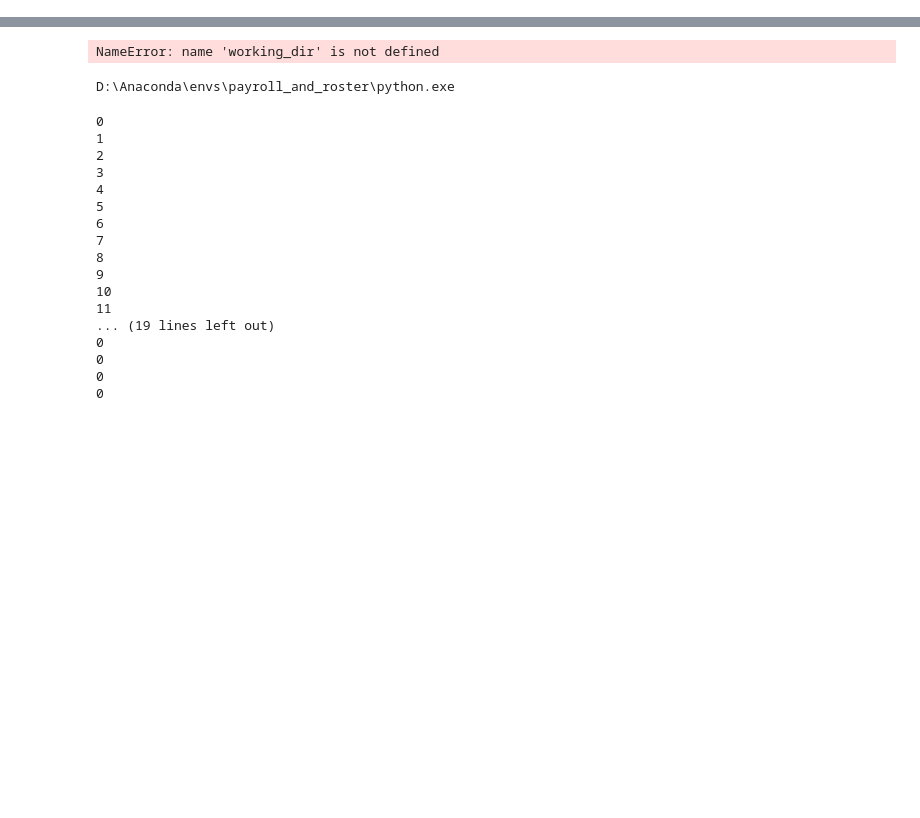
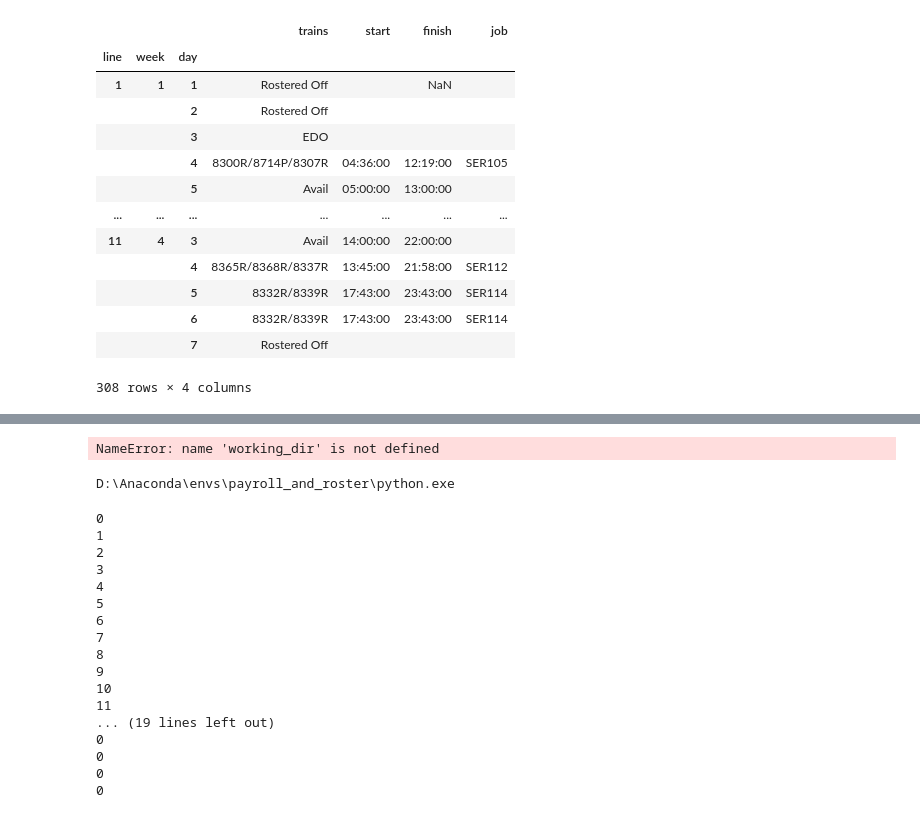
Before and after one commit to james7mac/payroll_and_roster, a Jupyter notebook: Untitled.ipynb, the cells around one changed output, grey strips where cells are left out. Saved outputs shown, nothing was run; the diff lists cells and outputs as text; code cells hidden in the pictures; blank space fills up the shorter version.

Commit message:
seymour branch

```diff
--- a/Untitled.ipynb
+++ b/Untitled.ipynb
@@ -25,3 +9,5 @@ D:\Anaconda\envs\payroll_and_roster\python.exe
 # %%
-working_dir = r'A:\Python\payroll_and_roster'
+
 con = create_engine("sqlite:///swaps.db", echo=False)
+sheet_path = r'D:\Python\payroll_and_roster\seymourRoster.xlsm'
+epoch = "01/05/22"
@@ -29,0 +14,72 @@ roster = roster.Roster()
+# %%
+roster_length = 11
+
+class Roster:
+    def __init__(self, sheet=sheet_path, epoch_=epoch):
+        self.sheet = sheet
+        self.epoch = epoch_
+        self.roster = self.create_dfs()
+
+    def read_cell(self, raw_roster, coord):
+        data = raw_roster.iloc[coord[0]:coord[0]+5,coord[1]:coord[1]+2]
+        job = {}
+        job['trains'] = ''
+        if type(data.iloc[2,0]) == str:
+            job['trains'] = data.iloc[2,0]
+        if type(data.iloc[1,1]) == str:
+            job['trains'] = job['trains'] + ' ' + data.iloc[1,1]
+
+        if job['trains'] in ['Rostered Off', 'EDO', 'BOWP']:
+            job['start'] = None
+            job['finish'] = None
+            job['job'] = None
+        else:
+            job['start'],job['finish'] = data.iloc[0,0], data.iloc[0,1]
+            job['job'] = data.iloc[1,0]
+        return job
+
+
+
+    def cell_coord(self, line, day):
+        return [(line-1)*5,(day-1)*2]
+
+    def create_df(self, week):
+        name = "PROPOSED ROSTER WEEK "+str(week)
+        raw_roster = pd.read_excel(self.sheet, sheet_name=name, header=None)
+        roster_df = pd.DataFrame()
+        for line in range(1,roster_length+1):
+            for day in range(1,8):
+                job = self.read_cell(raw_roster, self.cell_coord(line,day))
+                job['day'] = day
+                job['line'] = line
+                job['week'] = week
+                df = pd.DataFrame([job])
+                roster_df = pd.concat([roster_df,df])
+        return roster_df
+
+    def create_dfs(self):
+        dfs=[]
+        for i in range(1,5):
+            dfs.append(self.create_df(i))
+        df = pd.DataFrame()
+        df = pd.concat(dfs)
+        return df
+
+r = Roster(sheet_path, epoch)
+r.roster = r.roster.set_index(['line','week','day'])
+r.roster
+# %% [output]
+|  |  |  | trains | start | finish | job |
+| line | week | day |  |  |  |  |
+| 1 | 1 | 1 | Rostered Off |  | NaN |  |
+|  |  | 2 | Rostered Off |  |  |  |
+|  |  | 3 | EDO |  |  |  |
+|  |  | 4 | 8300R/8714P/8307R | 04:36:00 | 12:19:00 | SER105 |
+|  |  | 5 | Avail | 05:00:00 | 13:00:00 |  |
+| ... | ... | ... | ... | ... | ... | ... |
+| 11 | 4 | 3 | Avail | 14:00:00 | 22:00:00 |  |
+|  |  | 4 | 8365R/8368R/8337R | 13:45:00 | 21:58:00 | SER112 |
+|  |  | 5 | 8332R/8339R | 17:43:00 | 23:43:00 | SER114 |
+|  |  | 6 | 8332R/8339R | 17:43:00 | 23:43:00 | SER114 |
+|  |  | 7 | Rostered Off |  |  |  |
+308 rows × 4 columns
```
Also changed, not shown: parts of 4 cells of this notebook, 11 other files.
